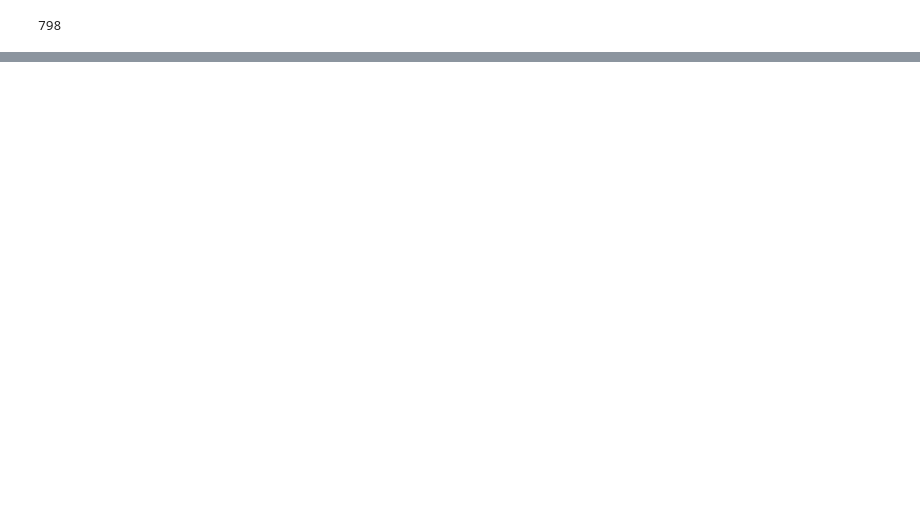
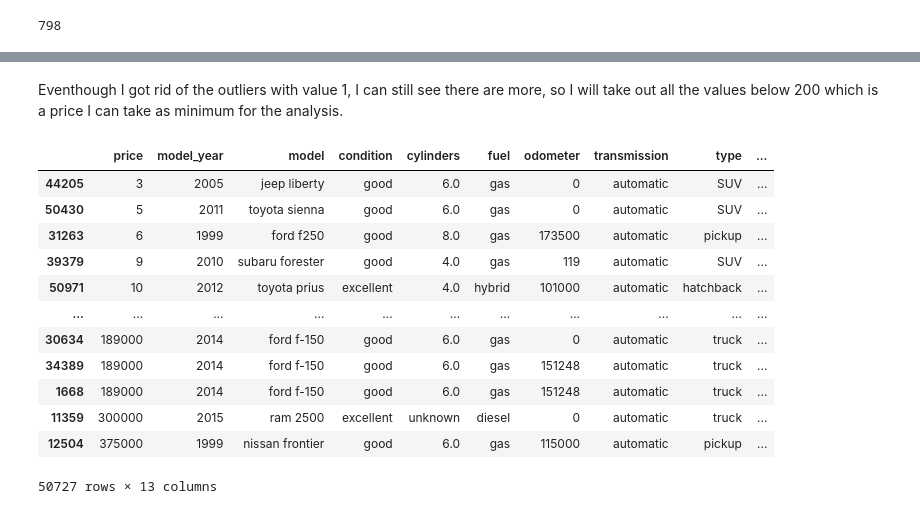
Before and after one commit to CesarChaparro1974/Software_Development_App, a Jupyter notebook: notebooks/EDA.ipynb, the cells around one changed output, grey strips where cells are left out. Saved outputs shown, nothing was run; the diff lists cells and outputs as text; code cells hidden in the pictures; blank space fills up the shorter version.

```diff
--- a/notebooks/EDA.ipynb
+++ b/notebooks/EDA.ipynb
@@ -795,0 +503,18 @@ df.plot.scatter('odometer', 'price', s = 50, marker = 'o', alpha = 0.7)
+# %% [markdown]
+Eventhough I got rid of the outliers with value 1, I can still see there are more, so I will take out all the values below 200 which is a price I can take as minimum for the analysis.
+# %%
+df.sort_values("price")
+# %% [output]
+|  | price | model_year | model | condition | cylinders | fuel | odometer | transmission | type | ... |
+| 44205 | 3 | 2005 | jeep liberty | good | 6.0 | gas | 0 | automatic | SUV | ... |
+| 50430 | 5 | 2011 | toyota sienna | good | 6.0 | gas | 0 | automatic | SUV | ... |
+| 31263 | 6 | 1999 | ford f250 | good | 8.0 | gas | 173500 | automatic | pickup | ... |
+| 39379 | 9 | 2010 | subaru forester | good | 4.0 | gas | 119 | automatic | SUV | ... |
+| 50971 | 10 | 2012 | toyota prius | excellent | 4.0 | hybrid | 101000 | automatic | hatchback | ... |
+| ... | ... | ... | ... | ... | ... | ... | ... | ... | ... | ... |
+| 30634 | 189000 | 2014 | ford f-150 | good | 6.0 | gas | 0 | automatic | truck | ... |
+| 34389 | 189000 | 2014 | ford f-150 | good | 6.0 | gas | 151248 | automatic | truck | ... |
+| 1668 | 189000 | 2014 | ford f-150 | good | 6.0 | gas | 151248 | automatic | truck | ... |
+| 11359 | 300000 | 2015 | ram 2500 | excellent | unknown | diesel | 0 | automatic | truck | ... |
+| 12504 | 375000 | 1999 | nissan frontier | good | 6.0 | gas | 115000 | automatic | pickup | ... |
+50727 rows × 13 columns
```
Also changed, not shown: parts of 71 cells of this notebook.
